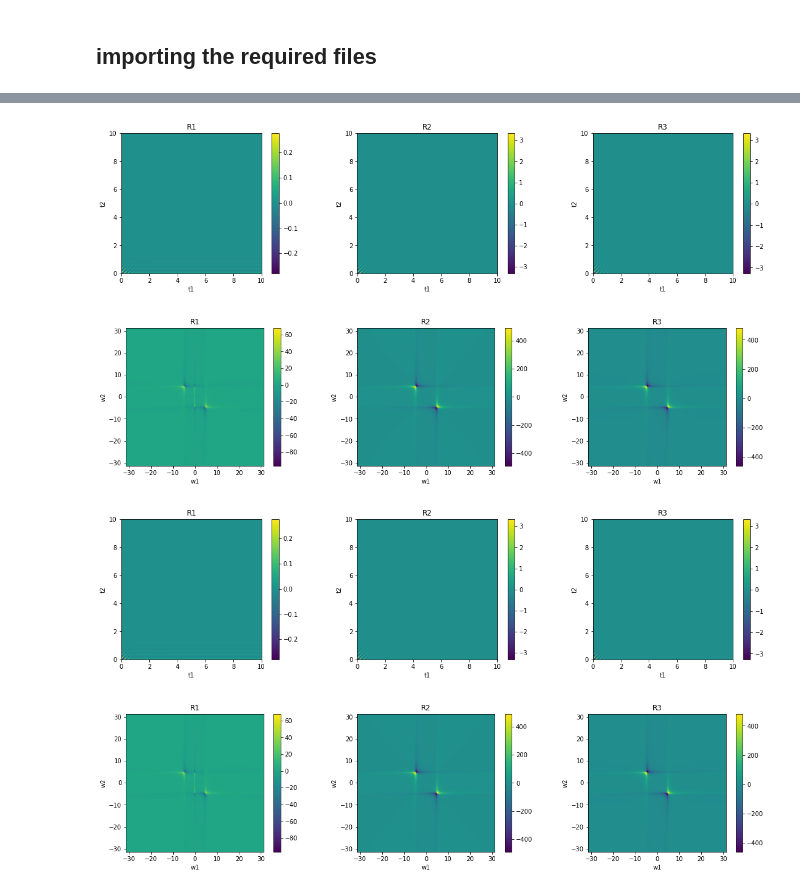
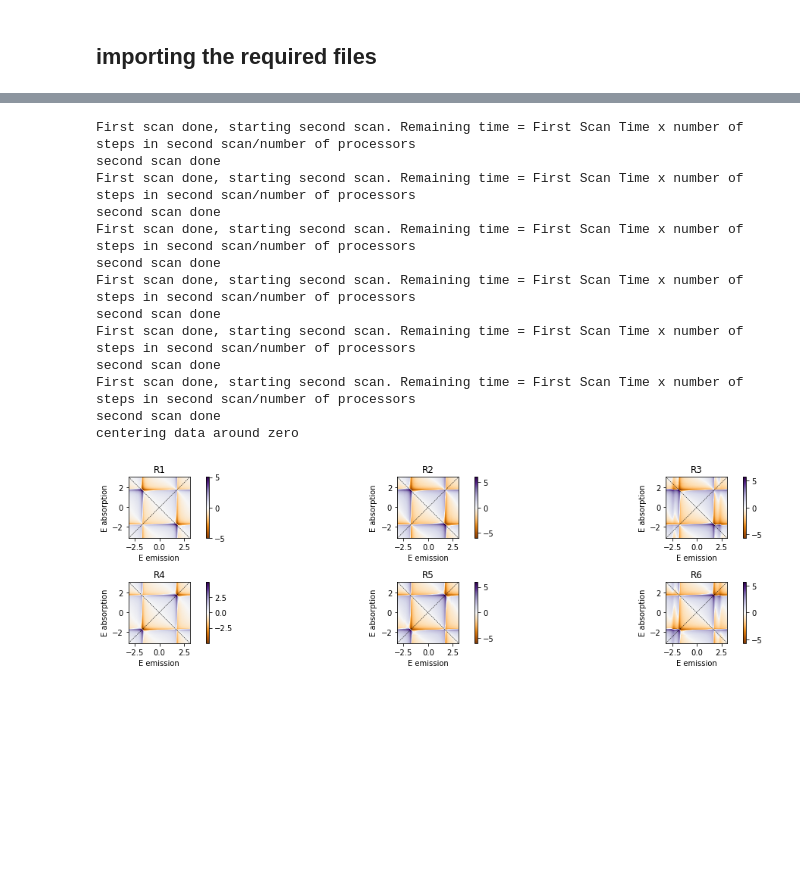
Before and after one commit to sa-shah/QuDPy, a Jupyter notebook: examples/notebooks/example1.ipynb, the cells around one changed output, grey strips where cells are left out. Drawn from its saved outputs; the diff is of its cells as text; code cells hidden in the pictures; blank space fills up the shorter version.

Commit message:
updated example 1 notebook

```diff
--- a/examples/notebooks/example1.ipynb
+++ b/examples/notebooks/example1.ipynb
@@ -91,2 +10,0 @@ Outputs a plot of the expectation value for the dipole and the number of excitat
-# %%
-states = sys1.diagram_donkey([0, 5, 10, 20], [R1], r=10)
@@ -186,2 +64,0 @@ system initialized
-# %%
-states = sys2.diagram_donkey([0, 5, 10, 20], [R1], r=10)
@@ -200,2 +64,0 @@ total diagrams 1 , total interactions  3
-# %%
-states = sys3.diagram_donkey([0, 5, 10, 20], [R1], r=10)
@@ -214,32 +88,29 @@ total diagrams 1 , total interactions  3
 # %%
-time_delays = [100, 5, 100]
+# generating 2Dcoherence response for rephasing
+time_delays = [100, 10, 100]
 scan_id = [0, 2]
 response_list = []
-
-for k in range(3):
-    states, t1, t2, dipole = sys2.coherence2d(time_delays, rephasing[k], scan_id,r=5, parallel=True)
-    response_list.append(np.imag(dipole))
-
-spectra_list, extent, f1, f2 = sys2.spectra(response_list)
-                                            # Uncomment the lines below to plot the time domain dipole signal
-pf.multiplot(response_list, [0, 10, 0, 10], ['t1', 't2'], ['R1', 'R2', 'R3'], 'linear')
-pf.multiplot(np.real(spectra_list), extent, ['w1', 'w2'], ['R1', 'R2', 'R3'], 'linear')
+total_diagrams = rephasing+nonrephasing
+for k in range(6):
+    states, t1, t2, dipole = sys.coherence2d(time_delays, total_diagrams[k], scan_id, r=1, parallel=True)
+    response_list.append(1j*dipole)
+spectra_list, extent, f1, f2 = sys.spectra(np.imag(response_list), resolution=1)
+qsave(spectra_list, 'example1_res1_spectra_list')
+qsave(response_list, 'exampel1_res1_response_list')
+pf.multiplot(np.imag(spectra_list), extent, ['E emission', 'E absorption'], ['R1', 'R2', 'R3', 'R4', 'R5', 'R6'], 'log',
+             color_map='PuOr')
 # %% [output]
+First scan done, starting second scan. Remaining time = First Scan Time x number of steps in second scan/number of processors
+second scan done
+First scan done, starting second scan. Remaining time = First Scan Time x number of steps in second scan/number of processors
+second scan done
+First scan done, starting second scan. Remaining time = First Scan Time x number of steps in second scan/number of processors
+second scan done
+First scan done, starting second scan. Remaining time = First Scan Time x number of steps in second scan/number of processors
+second scan done
+First scan done, starting second scan. Remaining time = First Scan Time x number of steps in second scan/number of processors
+second scan done
+First scan done, starting second scan. Remaining time = First Scan Time x number of steps in second scan/number of processors
+second scan done
+centering data around zero
-[figure, old version]
+[figure, new version]
-[figure, removed]
-# %%
-time_delays = [100, 5, 100]
-scan_id = [0, 2]
-response_list = []
-
-for k in range(3):
-    states, t1, t2, dipole = sys3.coherence2d(time_delays, rephasing[k], scan_id,r=5, parallel=True)
-    response_list.append(np.imag(dipole))
-
-spectra_list, extent, f1, f2 = sys3.spectra(response_list)
-# Uncomment the lines below to plot the time domain dipole signal
-pf.multiplot(response_list, [0, 10, 0, 10], ['t1', 't2'], ['R1', 'R2', 'R3'], 'linear')
-pf.multiplot(np.real(spectra_list), extent, ['w1', 'w2'], ['R1', 'R2', 'R3'], 'linear')
-# %% [output]
-[figure, removed]
-[figure, removed]
```
Also changed, not shown: parts of 26 cells of this notebook.
